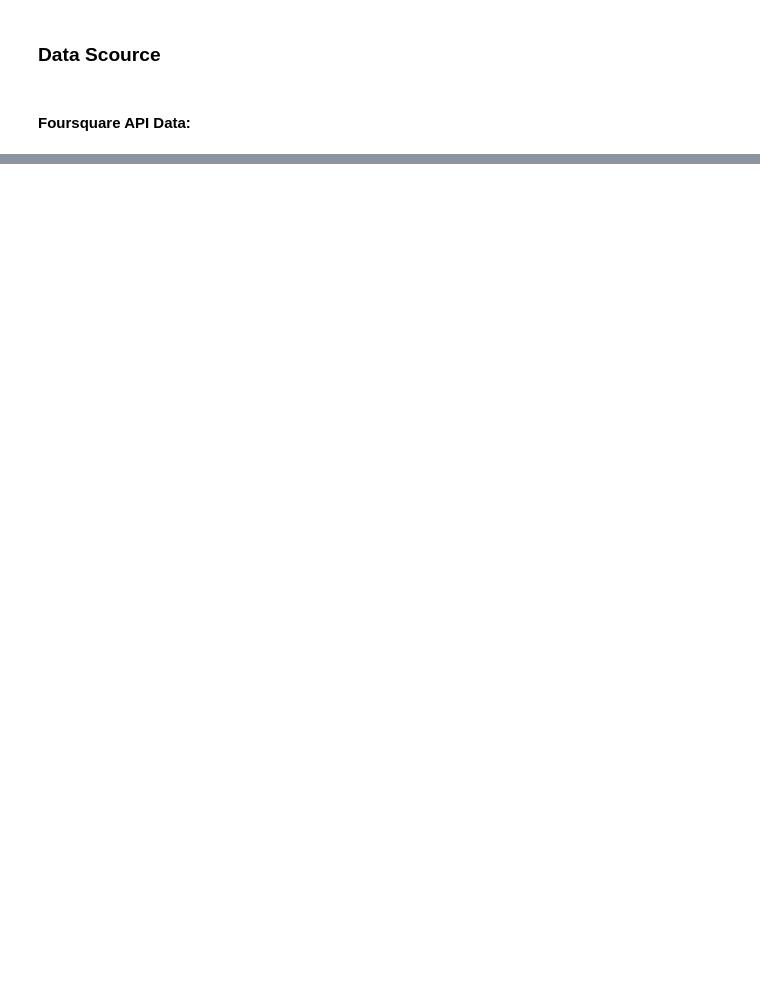
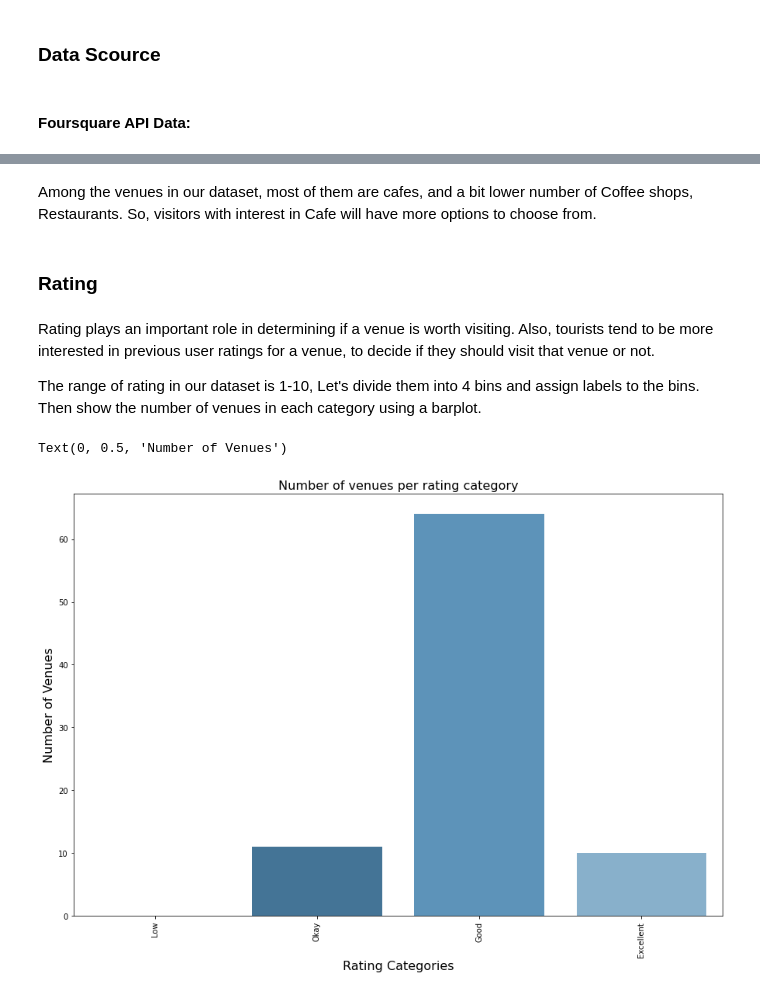
Before and after one commit to arfizurrahman/Coursera_Capstone, a Jupyter notebook: Capstone_Project_Battle_of_Neighborhoods_Report.ipynb, the cells around one changed output, grey strips where cells are left out. Saved outputs shown, nothing was run; the diff lists cells and outputs as text; code cells hidden in the pictures; blank space fills up the shorter version.

```diff
--- a/Capstone_Project_Battle_of_Neighborhoods_Report.ipynb
+++ b/Capstone_Project_Battle_of_Neighborhoods_Report.ipynb
@@ -35,0 +219,3 @@ Foursquare API returns many data for each venue. The data retrieved from Foursqu
+# %%
+venues_details = pd.read_excel('venues_details.xlsx')
+venues_details.shape
@@ -35,0 +230,3 @@ Foursquare API returns many data for each venue. The data retrieved from Foursqu
+# %%
+df = pd.concat([updated_venues, venues_details], axis = 1, sort = False)
+df.head()
@@ -35,0 +242,3 @@ Foursquare API returns many data for each venue. The data retrieved from Foursqu
+# %%
+dataset = df.dropna().reset_index(drop=True)
+print("Total number of venues available: {}".format(dataset.shape[0]))
@@ -35,0 +329,24 @@ Foursquare API returns many data for each venue. The data retrieved from Foursqu
+# %% [markdown]
+Among the venues in our dataset, most of them are cafes, and a bit lower number of Coffee shops, Restaurants. So, visitors with interest in Cafe will have more options to choose from.
+# %% [markdown]
+### Rating
+# %% [markdown]
+Rating plays an important role in determining if a venue is worth visiting. Also, tourists tend to be more interested in previous user ratings for a venue, to decide if they should visit that venue or not.
+
+The range of rating in our dataset is 1-10, Let's divide them into 4 bins and assign labels to the bins. Then show the number of venues in each category using a barplot.
+# %%
+bins = [2.0, 4.0, 6.0, 8.0, 10.0]
+labels = ['Low', 'Okay', 'Good', 'Excellent']
+dataset['RatingCategories'] = pd.cut(dataset['Rating'].astype(float), bins = bins, labels = labels, include_lowest = True)
+# %%
+rating_count = dataset['RatingCategories'].value_counts()
+a4_dims = (15, 10)
+fig, ax = plt.subplots(figsize=a4_dims)
+ax = sns.barplot(rating_count.index, rating_count.values, palette="Blues_d")
+ax.set_xticklabels(ax.get_xticklabels(),rotation=90)
+ax.axes.set_title("Number of venues per rating category",fontsize=16)
+ax.set_xlabel("Rating Categories",fontsize=16)
+ax.set_ylabel("Number of Venues",fontsize=16)
+# %% [output]
+Text(0, 0.5, 'Number of Venues')
+[figure, added]
```
Also changed, not shown: parts of 78 cells of this notebook, 1 other file.
